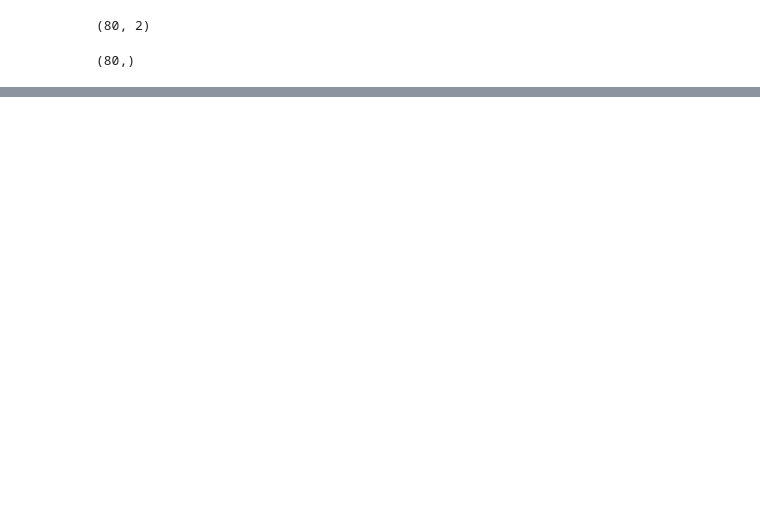
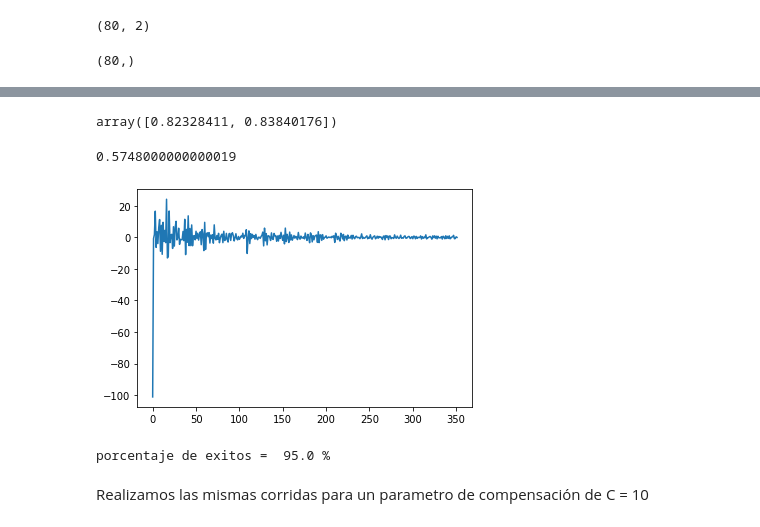
Before and after one commit to ivmtorres/AM-IA2021, a Jupyter notebook: TP2.ipynb, the cells around one changed output, grey strips where cells are left out. Cells and saved outputs as stored; diff of their text form; code cells hidden in the pictures; blank space fills up the shorter version.

```diff
--- a/TP2.ipynb
+++ b/TP2.ipynb
@@ -348,0 +398,31 @@ array([0.48684298])
+# %%
+#doy valores iniciales a w y b
+w_0 = np.array([-2, -3])
+b_0 = 12
+
+w_b_0 = (w_0, b_0)
+# %%
+#tam;o de batch
+batch = 100
+#valor de C
+C = 0.1
+# %%
+#leemos el archivo de train
+data_train=pd.read_csv('/content/train.csv', usecols=['V1','V2','label'])
+# %%
+w,b,deltas_J = stochastic_subgrad_descent(data_train, w_b_0, batch, C, 1000,epsilon=0.01)
+# %%
+w
+# %% [output]
+array([0.82328411, 0.83840176])
+# %%
+b
+# %% [output]
+0.5748000000000019
+# %%
+#grafico los delta J para ver como se va reduciendo la funcion de costo.
+import matplotlib.pyplot as plt
+plt.plot(deltas_J) # plotting by columns
+plt.show()
+# %% [output]
+[figure, added]
@@ -348,0 +445,7 @@ array([0.48684298])
+# %%
+#muestro el porcentaje de aciertos para el SVM estocastico
+print("porcentaje de exitos = ",porcentaje_aciertos_testing_SVM,"%")
+# %% [output]
+porcentaje de exitos =  95.0 %
+# %% [markdown]
+Realizamos las mismas corridas para un parametro de compensación de C = 10
```
Also changed, not shown: parts of 52 cells of this notebook.
